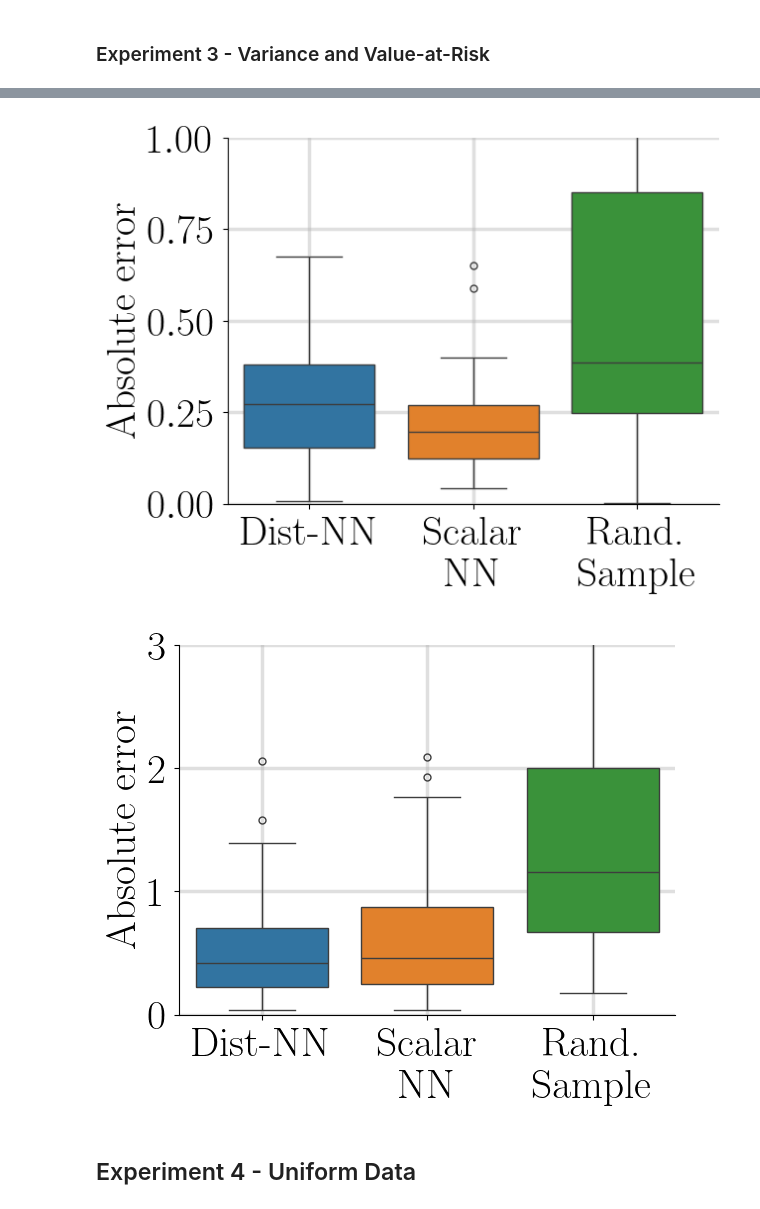
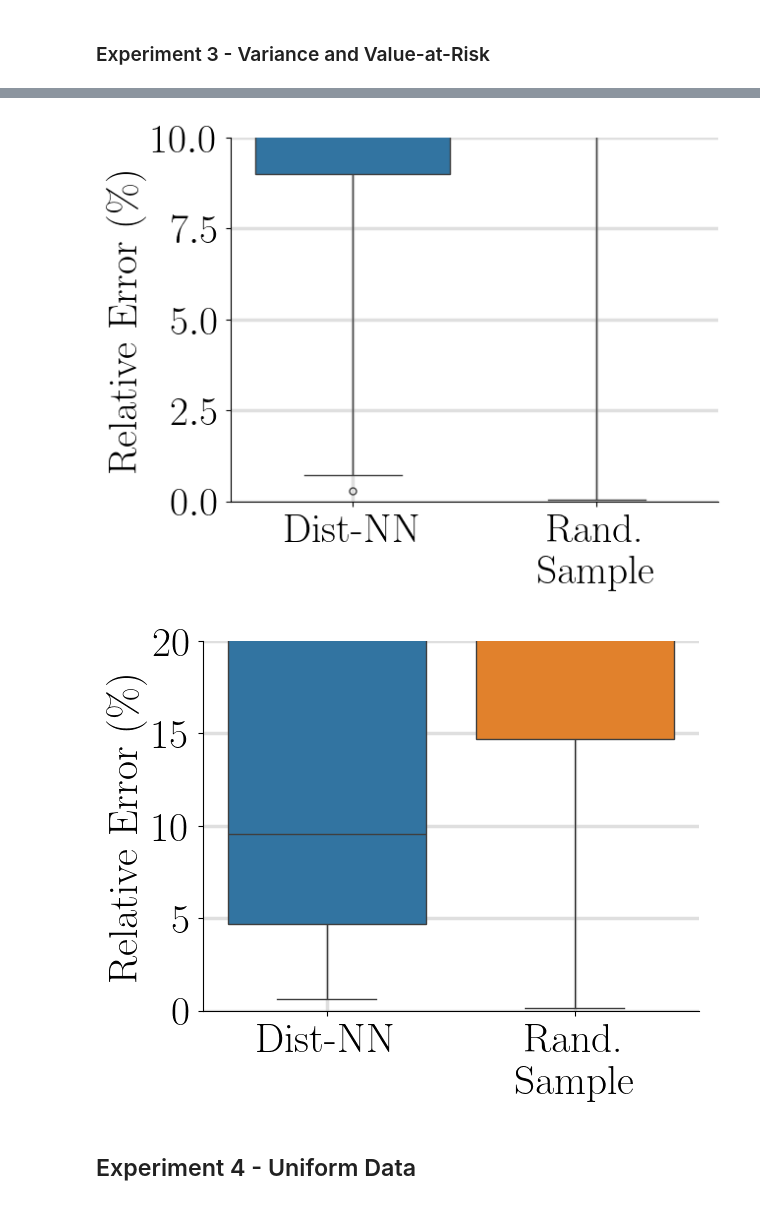
Before and after one commit to jacobf18/Dist-NN, a Jupyter notebook: nearest_neighbors.ipynb, the cells around one changed output, grey strips where cells are left out. Drawn from its saved outputs; the diff is of its cells as text; code cells hidden in the pictures.

```diff
--- a/nearest_neighbors.ipynb
+++ b/nearest_neighbors.ipynb
@@ -1204,41 +1236,41 @@ plt.show()
 # %%
 std_errors_total = np.array([
     dist_errors_dict['std_dnn'],
-    dist_errors_dict['std_snn'],
+    # dist_errors_dict['std_snn'],
     dist_errors_dict['std_rand']
-]).T
-std_errors_total = np.sqrt(std_errors_total)
-labels = ["Dist-NN", "Scalar\nNN", "Rand.\nSample"]
+]).T * 100
+# std_errors_total = np.sqrt(std_errors_total)
+labels = ["Dist-NN", "Rand.\nSample"]
 ax = sns.boxplot(std_errors_total)
 ax.spines['top'].set_visible(False)
 ax.spines['right'].set_visible(False)
 ax.grid(True, alpha=0.4)
-plt.ylim([0,1.0])
+plt.ylim([0,10])
 ax.set_xticklabels(labels)
-plt.ylabel("Absolute error")
-plt.savefig("figures/std.pdf", bbox_inches="tight")
+plt.ylabel("Relative Error (\%)")
+# plt.savefig("figures/std.pdf", bbox_inches="tight")
 plt.show()
 # %% [output]
-[figure, old version]
+[figure, new version]
 # %%
 var_errors_total = np.array([
     dist_errors_dict['var_dnn'],
-    dist_errors_dict['var_snn'],
+    # dist_errors_dict['var_snn'],
     dist_errors_dict['var_rand']
-]).T
-var_errors_total = np.sqrt(var_errors_total)
-labels = ["Dist-NN", "Scalar\nNN", "Rand.\nSample"]
+]).T * 100
+# var_errors_total = np.sqrt(var_errors_total)
+labels = ["Dist-NN", "Rand.\nSample"]
 ax = sns.boxplot(var_errors_total)
 ax.spines['top'].set_visible(False)
 ax.spines['right'].set_visible(False)
 ax.grid(True, alpha=0.4)
-plt.ylim([0,3.0])
+plt.ylim([0,20])
 ax.set_xticklabels(labels)
-plt.ylabel("Absolute error")
-plt.savefig("figures/var.pdf", bbox_inches="tight")
+plt.ylabel("Relative Error (\%)")
+# plt.savefig("figures/var.pdf", bbox_inches="tight")
 plt.show()
 # %% [output]
-[figure, old version]
+[figure, new version]
 # %% [markdown]
 ## Experiment 4 - Uniform Data
 # %%
```
Also changed, not shown: parts of 11 cells of this notebook, 7 other files.
